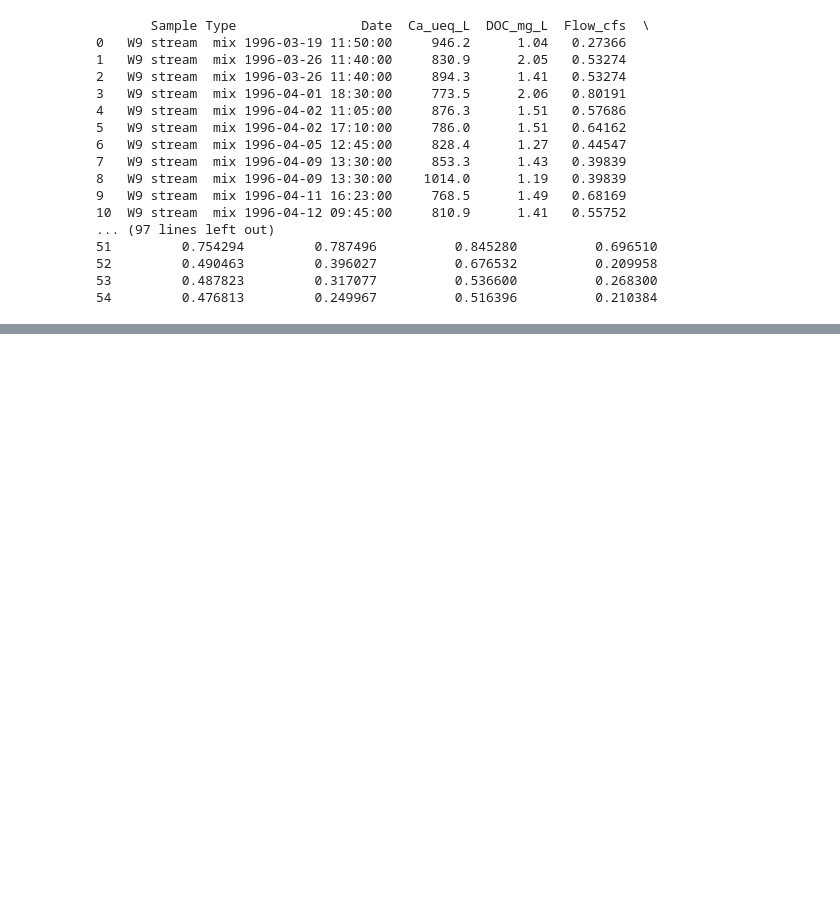
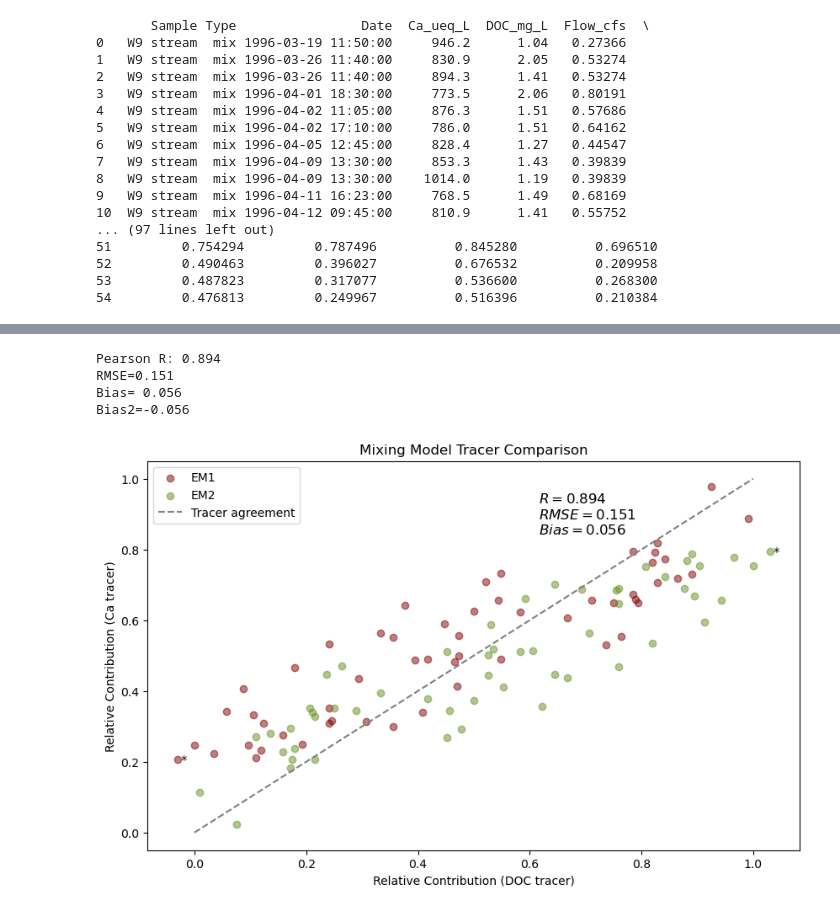
Before and after one commit to gretchenhough/Hough-S26, a Jupyter notebook: GEOS621 HW2/GEOS621 HW2.ipynb, the cells around one changed output, grey strips where cells are left out. Cells and saved outputs as stored; diff of their text form; code cells hidden in the pictures; blank space fills up the shorter version.

```diff
--- a/GEOS621 HW2/GEOS621 HW2.ipynb
+++ b/GEOS621 HW2/GEOS621 HW2.ipynb
@@ -249,31 +215,45 @@ plt.show()
 # %%
 import numpy as np
 import matplotlib.pyplot as plt
 from sklearn.metrics import r2_score
 
 fig, ax = plt.subplots(figsize=(10,6))
 
 # Scatter plots
-ax.scatter(df_mix['em1_frac_Ca'], df_mix['em1_frac_DOC'], color='maroon', label='EM1', alpha=0.5)
-ax.scatter(df_mix['em2_frac_Ca'], df_mix['em2_frac_DOC'], color='olivedrab', label='EM2', alpha=0.5)
+ax.scatter(df_mix['em1_frac_DOC'], df_mix['em1_frac_Ca'], color='maroon', label='EM1', alpha=0.5)
+ax.scatter(df_mix['em2_frac_DOC'], df_mix['em2_frac_Ca'], color='olivedrab', label='EM2', alpha=0.5)
 
 # 1:1 line
 x = np.linspace(0,1,100)
-ax.plot(x, x, linestyle='--', color='gray', label='tracer agreement')
+ax.plot(x, x, linestyle='--', color='gray', label='Tracer agreement')
 
-# Combine both datasets for R²
-y_true = np.concatenate([df_mix['em1_frac_DOC'], df_mix['em2_frac_DOC']])
-y_pred = np.concatenate([df_mix['em1_frac_Ca'], df_mix['em2_frac_Ca']])
+r = df_mix['em1_frac_Ca'].corr(df_mix['em1_frac_DOC'])
+print(f"Pearson R: {r:.3f}")
 
-r2 = r2_score(y_true, y_pred)
-print(f"Combined R²: {r2:.3f}")
+rmse = np.sqrt(((df_mix['em1_frac_Ca'] - df_mix['em1_frac_DOC'])**2).mean())
+print(f'RMSE={rmse:.3f}')
 
-# Optionally, display R² on the plot
-ax.text(0.75, 0.68, f'$R^2 = {r2:.3f}$', transform=ax.transAxes,
+bias=(df_mix['em1_frac_Ca'] - df_mix['em1_frac_DOC']).mean()
+print(f'Bias={bias: .3f}')
+
+bias2=(df_mix['em2_frac_Ca'] - df_mix['em2_frac_DOC']).mean()
+print(f'Bias2={bias2: .3f}')
+
+row = df_mix.loc[df_mix['Date'].dt.strftime('%m-%d') == '04-23'].iloc[5]
+ax.text(row['em1_frac_DOC'],row['em1_frac_Ca'],' *',color='black',fontsize=10,va='center', ha='left')
+ax.text(row['em2_frac_DOC'],row['em2_frac_Ca'],' *',color='black',fontsize=10,va='center', ha='left')
+
+ax.text(0.6, 0.92, f'$R = {r:.3f}$\n$RMSE = {rmse: .3f}$\n$Bias = {bias: .3f}$', transform=ax.transAxes,
         fontsize=12, verticalalignment='top')
 
-ax.set_xlabel('Relative contribution with Ca as tracer')
-ax.set_ylabel('Relative contribution with DOC as tracer')
+ax.set_xlabel('Relative Contribution (DOC tracer)')
+ax.set_ylabel('Relative Contribution (Ca tracer)')
 ax.set_title('Mixing Model Tracer Comparison')
 ax.legend(loc='upper left')
 plt.show()
+# %% [output]
+Pearson R: 0.894
+RMSE=0.151
+Bias= 0.056
+Bias2=-0.056
+[figure, added]
```
Also changed, not shown: parts of 10 cells of this notebook.
